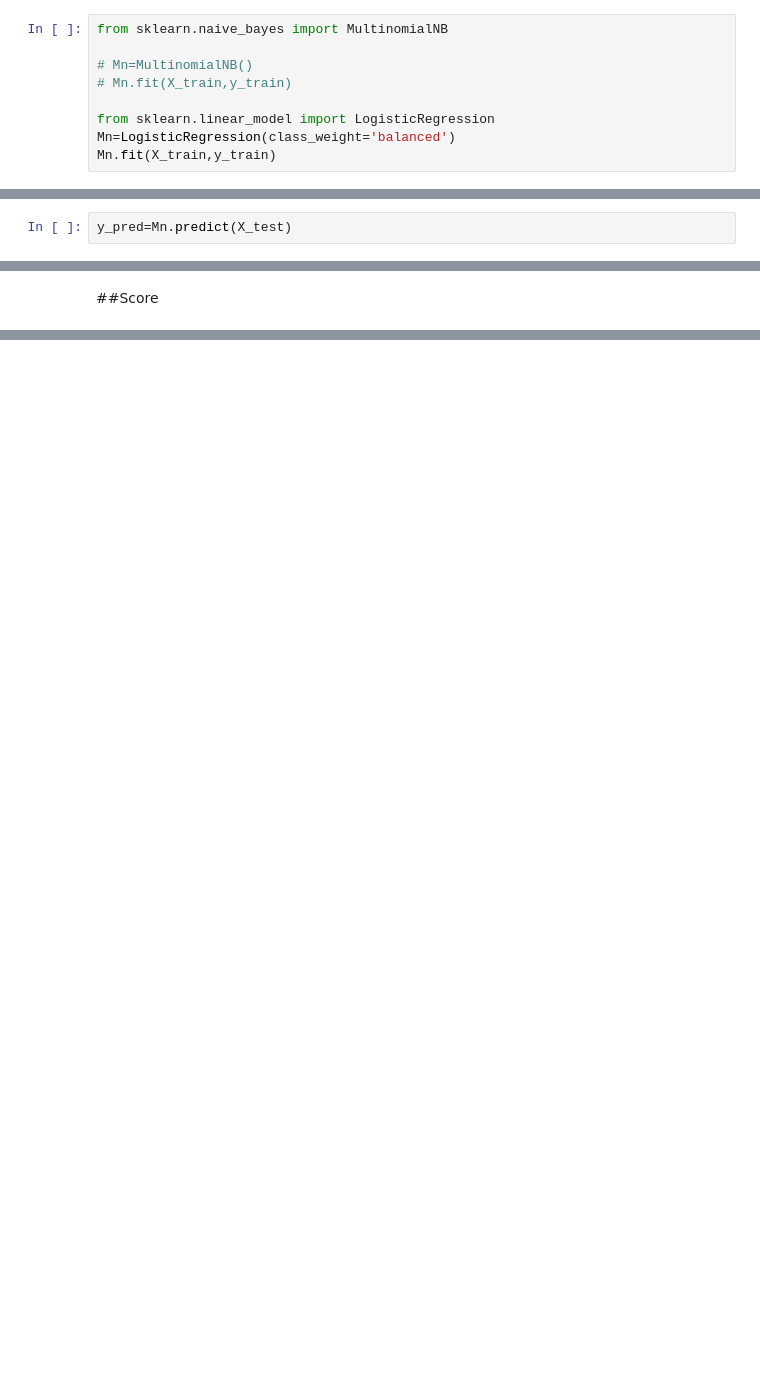
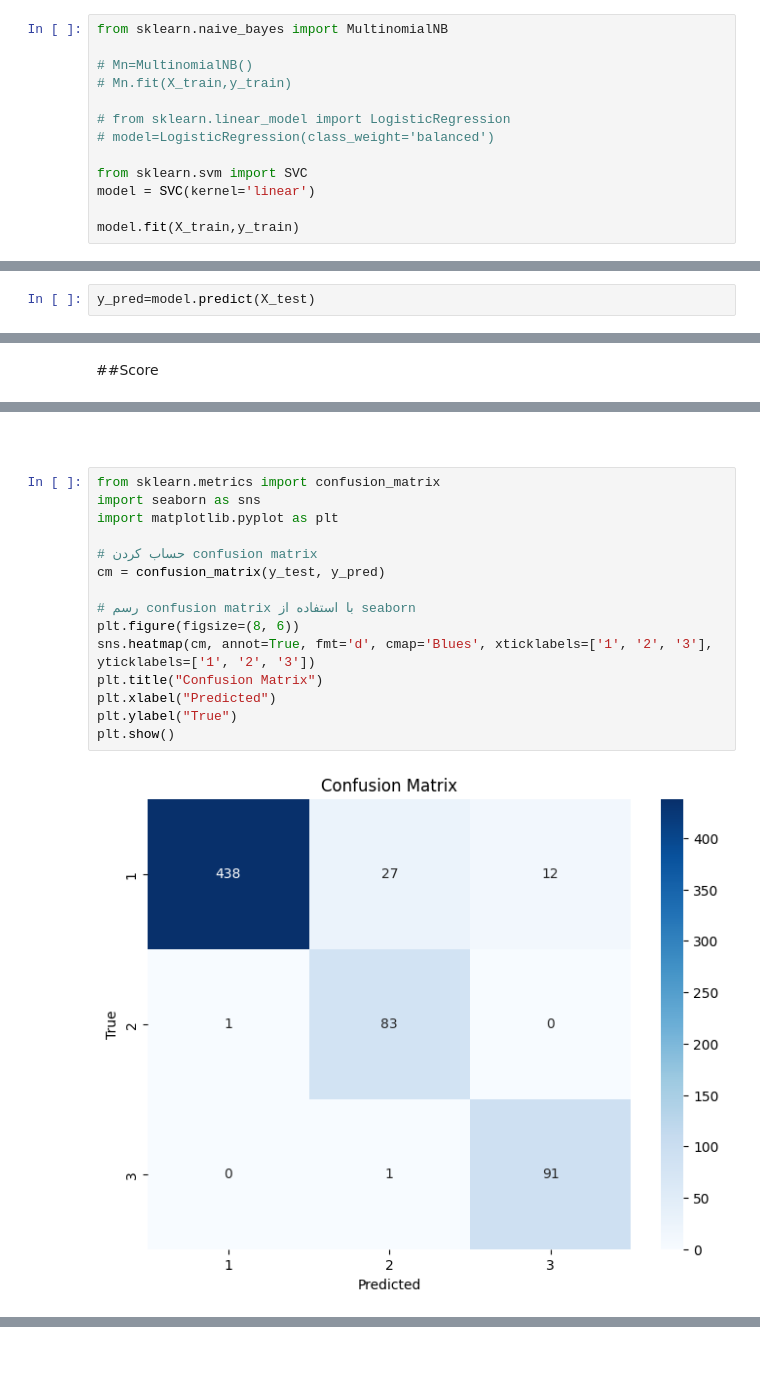
Before and after one commit to MohammadBeyzaei/digikala_sentiment, a Jupyter notebook: digikala_sentiment.ipynb, the cells around one changed output, grey strips where cells are left out. Cells and saved outputs as stored; diff of their text form; blank space fills up the shorter version.

```diff
--- a/digikala_sentiment.ipynb
+++ b/digikala_sentiment.ipynb
@@ -185,7 +248,11 @@ from sklearn.naive_bayes import MultinomialNB
 # Mn=MultinomialNB()
 # Mn.fit(X_train,y_train)
 
-from sklearn.linear_model import LogisticRegression
-Mn=LogisticRegression(class_weight='balanced')
-Mn.fit(X_train,y_train)
+# from sklearn.linear_model import LogisticRegression
+# model=LogisticRegression(class_weight='balanced')
+
+from sklearn.svm import SVC
+model = SVC(kernel='linear')
+
+model.fit(X_train,y_train)
 # %% [output]
@@ -198,2 +265,2 @@ print(cross_val_score(Mn, X_train, y_train, cv=5))
 # %%
-y_pred=Mn.predict(X_test)
+y_pred=model.predict(X_test)
@@ -289,2 +297,21 @@ Mn.predict(x)
 # %% [output]
 array([1])
+# %% [markdown]
+##
+# %%
+from sklearn.metrics import confusion_matrix
+import seaborn as sns
+import matplotlib.pyplot as plt
+
+# حساب کردن confusion matrix
+cm = confusion_matrix(y_test, y_pred)
+
+# رسم confusion matrix با استفاده از seaborn
+plt.figure(figsize=(8, 6))
+sns.heatmap(cm, annot=True, fmt='d', cmap='Blues', xticklabels=['1', '2', '3'], yticklabels=['1', '2', '3'])
+plt.title("Confusion Matrix")
+plt.xlabel("Predicted")
+plt.ylabel("True")
+plt.show()
+# %% [output]
+[figure, added]
```
Also changed, not shown: parts of 28 cells of this notebook.
